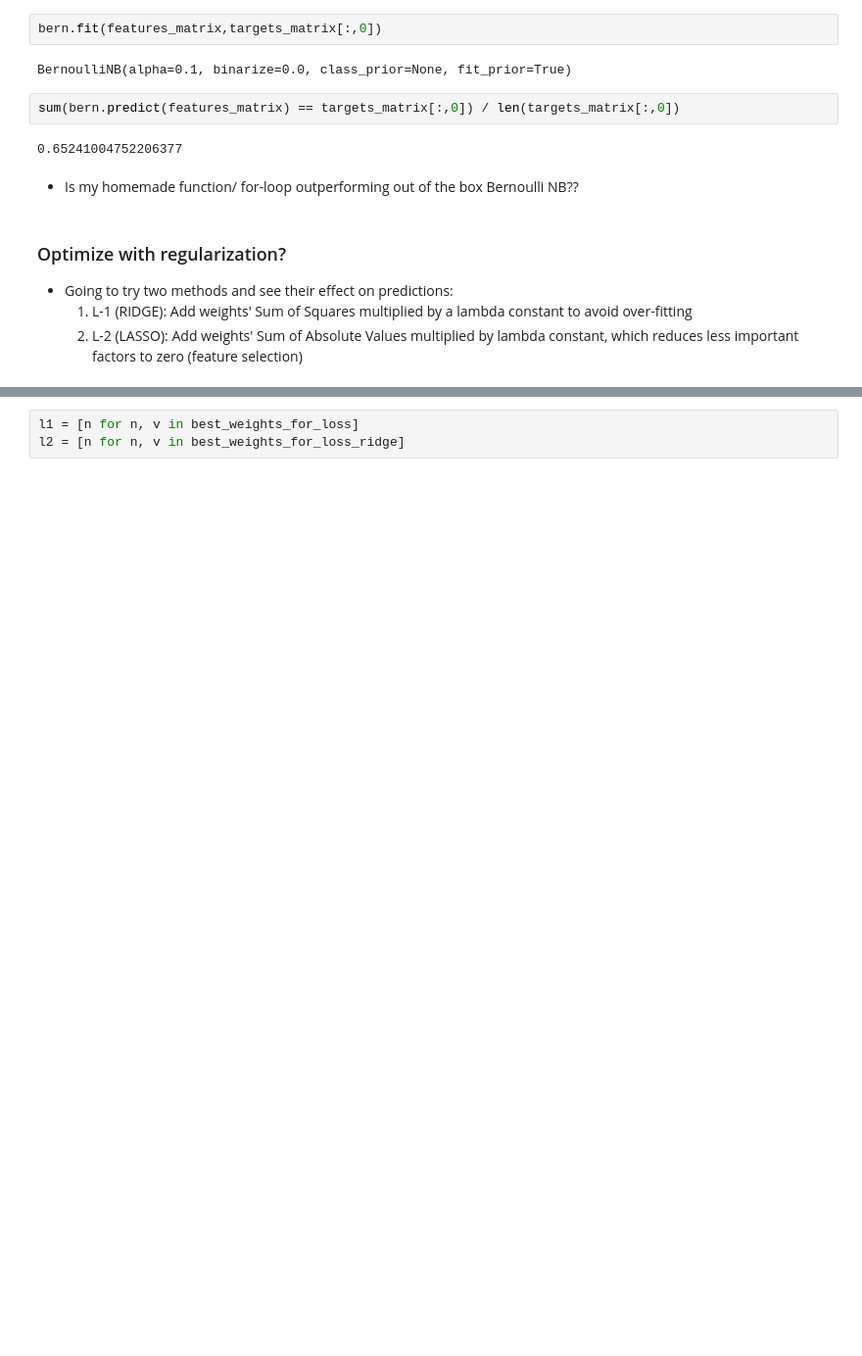
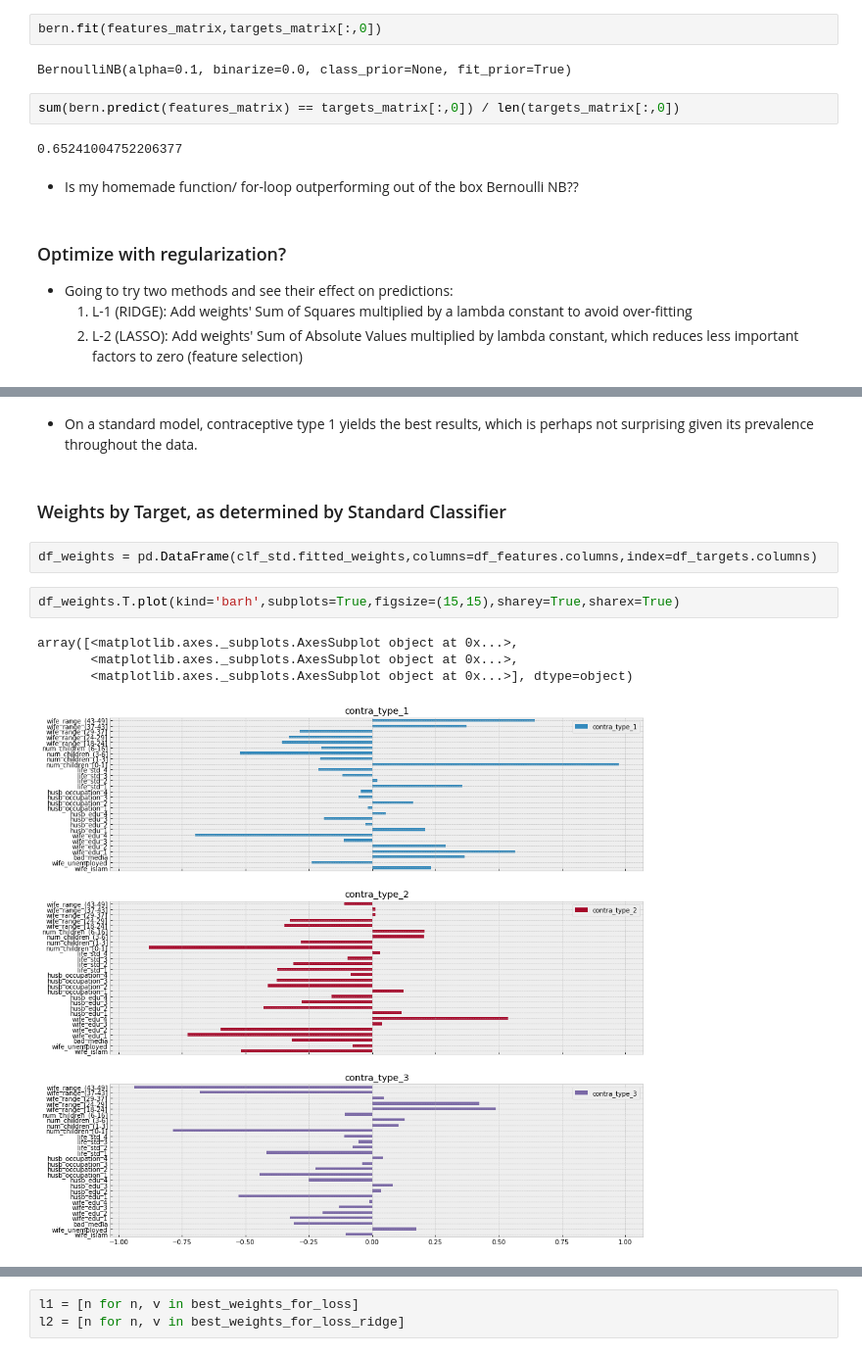
Before and after one commit to MichaelNormandyGavin/contraceptive, a Jupyter notebook: Contraceptive Study Classification.ipynb, the cells around one changed output, grey strips where cells are left out. Shown: that part at 98% size. Cells and saved outputs as stored; diff of their text form; blank space fills up the shorter version.

```diff
--- a/Contraceptive Study Classification.ipynb
+++ b/Contraceptive Study Classification.ipynb
@@ -389,0 +406,13 @@ sum(bern.predict(features_matrix) == targets_matrix[:,0]) / len(targets_matrix[:
+# %% [markdown]
+- On a standard model, contraceptive type 1 yields the best results, which is perhaps not surprising given its prevalence throughout the data.
+# %% [markdown]
+### Weights by Target, as determined by Standard Classifier
+# %%
+df_weights = pd.DataFrame(clf_std.fitted_weights,columns=df_features.columns,index=df_targets.columns)
+# %%
+df_weights.T.plot(kind='barh',subplots=True,figsize=(15,15),sharey=True,sharex=True)
+# %% [output]
+array([<matplotlib.axes._subplots.AxesSubplot object at 0x...>,
+       <matplotlib.axes._subplots.AxesSubplot object at 0x...>,
+       <matplotlib.axes._subplots.AxesSubplot object at 0x...>], dtype=object)
+[figure, added]
```
Also changed, not shown: parts of 52 cells of this notebook, 1 other file.
